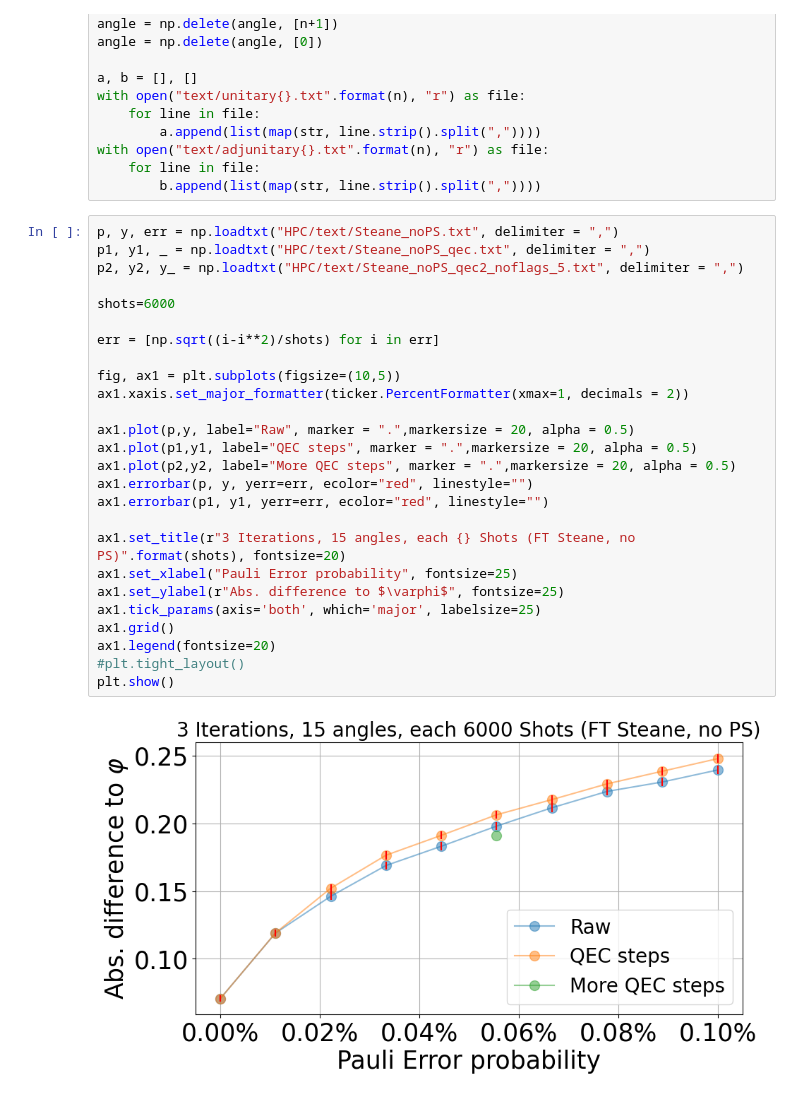
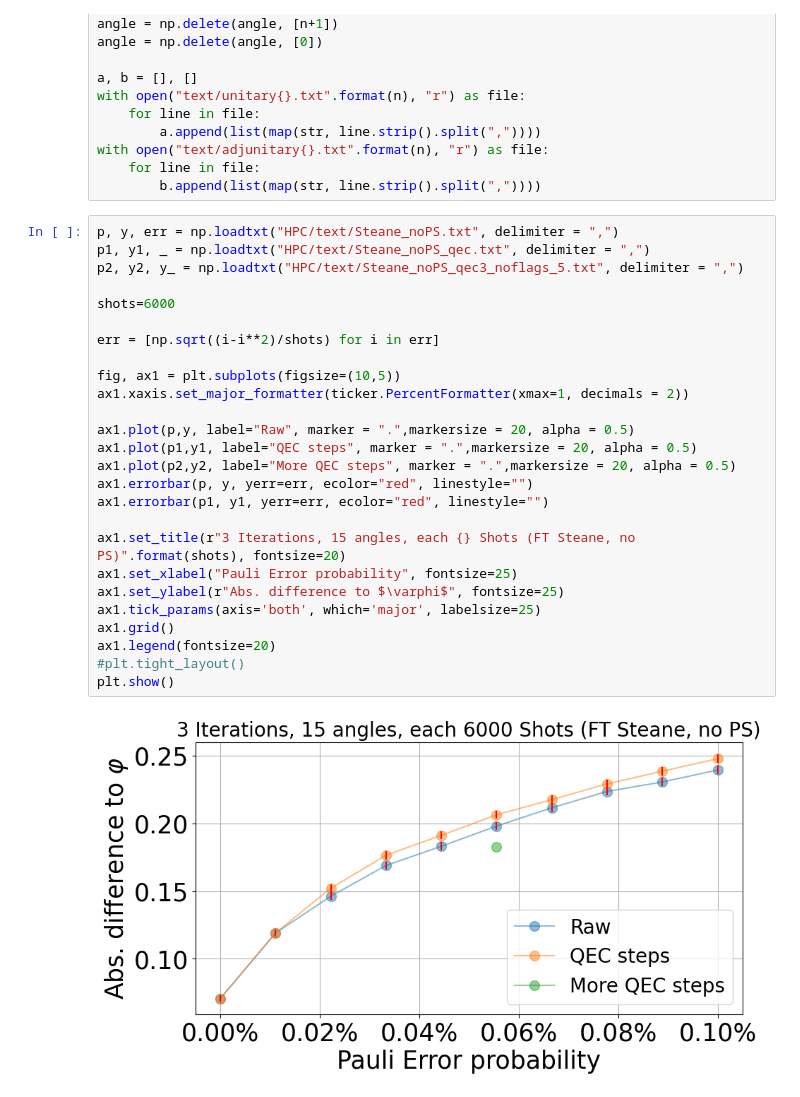
Before and after one commit to RicemanBoy/iqpe, a Jupyter notebook: FT Steane Code.ipynb, the cells around one changed output. Drawn from its saved outputs; the diff is of its cells as text.

```diff
--- a/FT Steane Code.ipynb
+++ b/FT Steane Code.ipynb
@@ -118,28 +118,28 @@ with open("text/adjunitary{}.txt".format(n), "r") as file:
 # %%
 p, y, err = np.loadtxt("HPC/text/Steane_noPS.txt", delimiter = ",")
 p1, y1, _ = np.loadtxt("HPC/text/Steane_noPS_qec.txt", delimiter = ",")
-p2, y2, y_ = np.loadtxt("HPC/text/Steane_noPS_qec2_noflags_5.txt", delimiter = ",")
+p2, y2, y_ = np.loadtxt("HPC/text/Steane_noPS_qec3_noflags_5.txt", delimiter = ",")
 
 shots=6000
 
 err = [np.sqrt((i-i**2)/shots) for i in err]
 
 fig, ax1 = plt.subplots(figsize=(10,5))
 ax1.xaxis.set_major_formatter(ticker.PercentFormatter(xmax=1, decimals = 2))
 
 ax1.plot(p,y, label="Raw", marker = ".",markersize = 20, alpha = 0.5)
 ax1.plot(p1,y1, label="QEC steps", marker = ".",markersize = 20, alpha = 0.5)
 ax1.plot(p2,y2, label="More QEC steps", marker = ".",markersize = 20, alpha = 0.5)
 ax1.errorbar(p, y, yerr=err, ecolor="red", linestyle="")
 ax1.errorbar(p1, y1, yerr=err, ecolor="red", linestyle="")
 
 ax1.set_title(r"3 Iterations, 15 angles, each {} Shots (FT Steane, no PS)".format(shots), fontsize=20)
 ax1.set_xlabel("Pauli Error probability", fontsize=25)
 ax1.set_ylabel(r"Abs. difference to $\varphi$", fontsize=25)
 ax1.tick_params(axis='both', which='major', labelsize=25)
 ax1.grid()
 ax1.legend(fontsize=20)
 #plt.tight_layout()
 plt.show()
 # %% [output]
-[figure, old version]
+[figure, new version]
```
Also changed, not shown: 4 other files.
